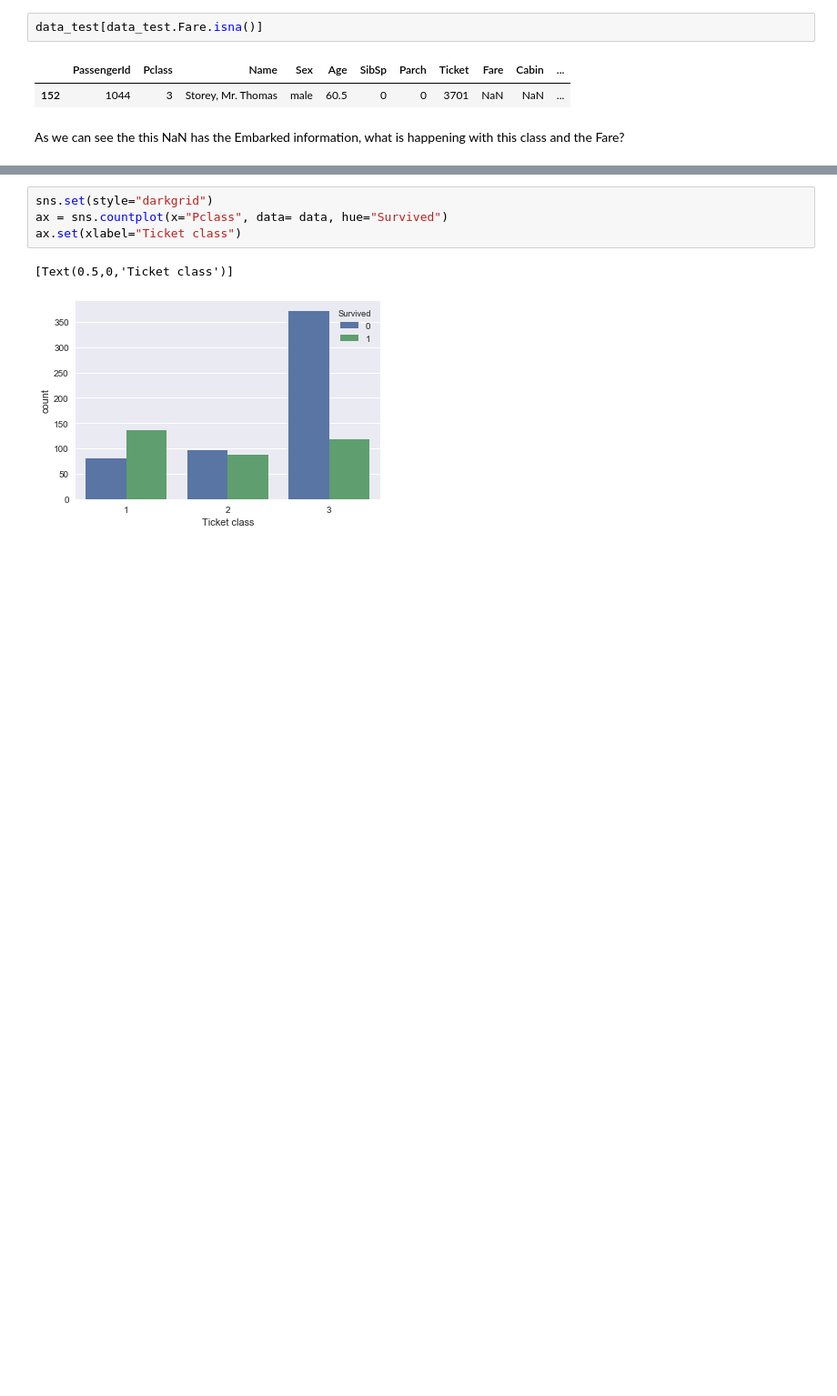
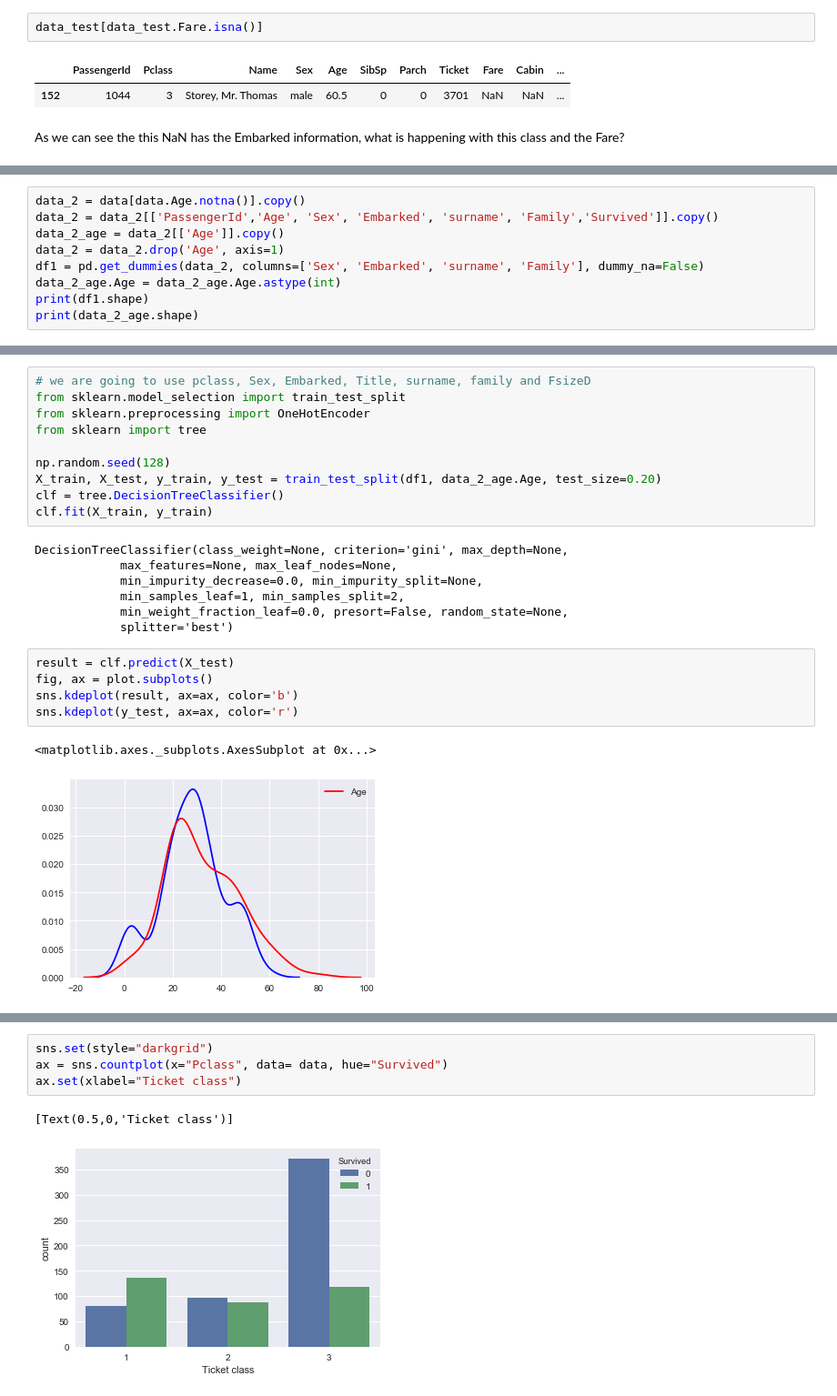
Before and after one commit to vinalyan/Data-Science, a Jupyter notebook: Challenges/kaggle/Titanic.ipynb, the cells around one changed output, grey strips where cells are left out. Shown at 91% size. Saved outputs shown, nothing was run; the diff lists cells and outputs as text; blank space fills up the shorter version.

```diff
--- a/Challenges/kaggle/Titanic.ipynb
+++ b/Challenges/kaggle/Titanic.ipynb
@@ -470,0 +500,9 @@ data[(data.Embarked == "S") & (data.Pclass == 3)].Fare.median()
+# %%
+data_2 = data[data.Age.notna()].copy()
+data_2 = data_2[['PassengerId','Age', 'Sex', 'Embarked', 'surname', 'Family','Survived']].copy()
+data_2_age = data_2[['Age']].copy()
+data_2 = data_2.drop('Age', axis=1)
+df1 = pd.get_dummies(data_2, columns=['Sex', 'Embarked', 'surname', 'Family'], dummy_na=False)
+data_2_age.Age = data_2_age.Age.astype(int)
+print(df1.shape)
+print(data_2_age.shape)
@@ -470,0 +520,25 @@ data[(data.Embarked == "S") & (data.Pclass == 3)].Fare.median()
+# %%
+# we are going to use pclass, Sex, Embarked, Title, surname, family and FsizeD
+from sklearn.model_selection import train_test_split
+from sklearn.preprocessing import OneHotEncoder
+from sklearn import tree
+
+np.random.seed(128)
+X_train, X_test, y_train, y_test = train_test_split(df1, data_2_age.Age, test_size=0.20)
+clf = tree.DecisionTreeClassifier()
+clf.fit(X_train, y_train)
+# %% [output]
+DecisionTreeClassifier(class_weight=None, criterion='gini', max_depth=None,
+            max_features=None, max_leaf_nodes=None,
+            min_impurity_decrease=0.0, min_impurity_split=None,
+            min_samples_leaf=1, min_samples_split=2,
+            min_weight_fraction_leaf=0.0, presort=False, random_state=None,
+            splitter='best')
+# %%
+result = clf.predict(X_test)
+fig, ax = plot.subplots()
+sns.kdeplot(result, ax=ax, color='b')
+sns.kdeplot(y_test, ax=ax, color='r')
+# %% [output]
+<matplotlib.axes._subplots.AxesSubplot at 0x...>
+[figure, added]
```
Also changed, not shown: parts of 23 cells of this notebook.
